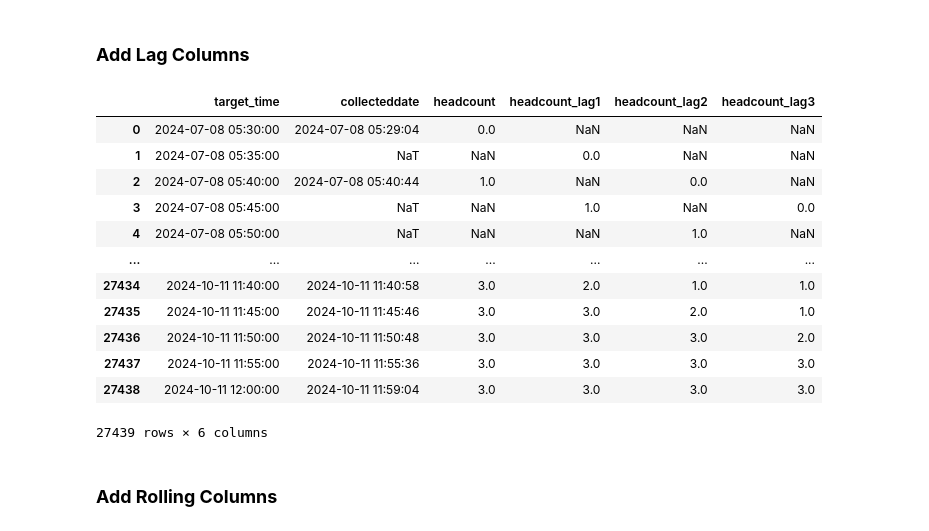
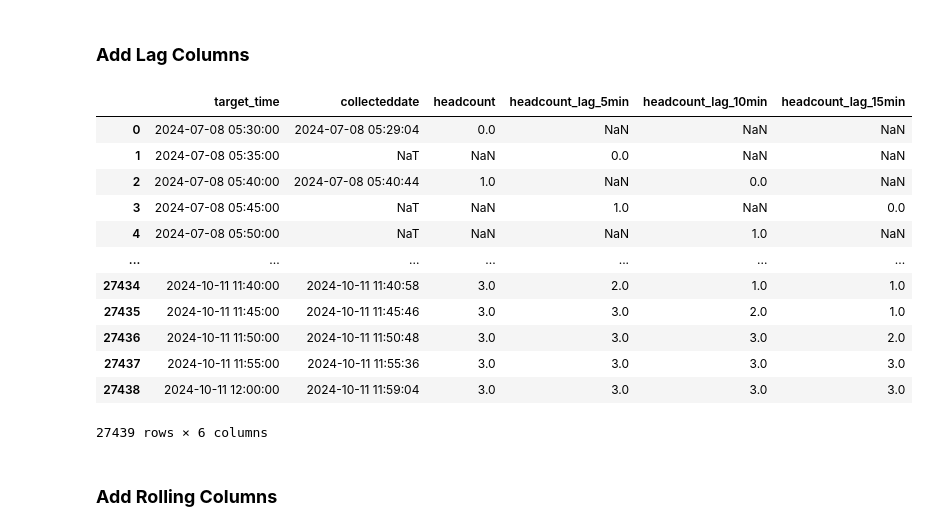
Before and after one commit to MIL-Project2/DR-DT, a Jupyter notebook: Occupancy_Prediction_Ver1_2.ipynb, the cells around one changed output. Cells and saved outputs as stored; diff of their text form; code cells hidden in the pictures.

```diff
--- a/Occupancy_Prediction_Ver1_2.ipynb
+++ b/Occupancy_Prediction_Ver1_2.ipynb
@@ -350,18 +350,18 @@ display(result_2)
 # %%
 # Add lag columns (using the full, regular grid)
 # Example: add 1 lag (5 minutes ago), 2 lags (10 minutes ago), 3 lags (15 minutes ago) for 'headcount'
-result_2['headcount_lag1'] = result_2['headcount'].shift(1)
-result_2['headcount_lag2'] = result_2['headcount'].shift(2)
-result_2['headcount_lag3'] = result_2['headcount'].shift(3)
+result_2['headcount_lag_5min'] = result_2['headcount'].shift(1)
+result_2['headcount_lag_10min'] = result_2['headcount'].shift(2)
+result_2['headcount_lag_15min'] = result_2['headcount'].shift(3)
 
 # # Add lags for other columns as well (temperature, co2, etc.)
 # result_3['temperature_lag1'] = result_3['temperature'].shift(1)
 # result_3['co2_lag1'] = result_3['co2'].shift(1)
 
 # Display the final result
-display(result_2[['target_time', 'collecteddate', 'headcount', 'headcount_lag1','headcount_lag2', 'headcount_lag3']])
+display(result_2[['target_time', 'collecteddate', 'headcount', 'headcount_lag_5min','headcount_lag_10min', 'headcount_lag_15min']])
 # %% [output]
-|  | target_time | collecteddate | headcount | headcount_lag1 | headcount_lag2 | headcount_lag3 |
+|  | target_time | collecteddate | headcount | headcount_lag_5min | headcount_lag_10min | headcount_lag_15min |
 | 0 | 2024-07-08 05:30:00 | 2024-07-08 05:29:04 | 0.0 | NaN | NaN | NaN |
 | 1 | 2024-07-08 05:35:00 | NaT | NaN | 0.0 | NaN | NaN |
 | 2 | 2024-07-08 05:40:00 | 2024-07-08 05:40:44 | 1.0 | NaN | 0.0 | NaN |
```
Also changed, not shown: parts of 5 cells of this notebook.
